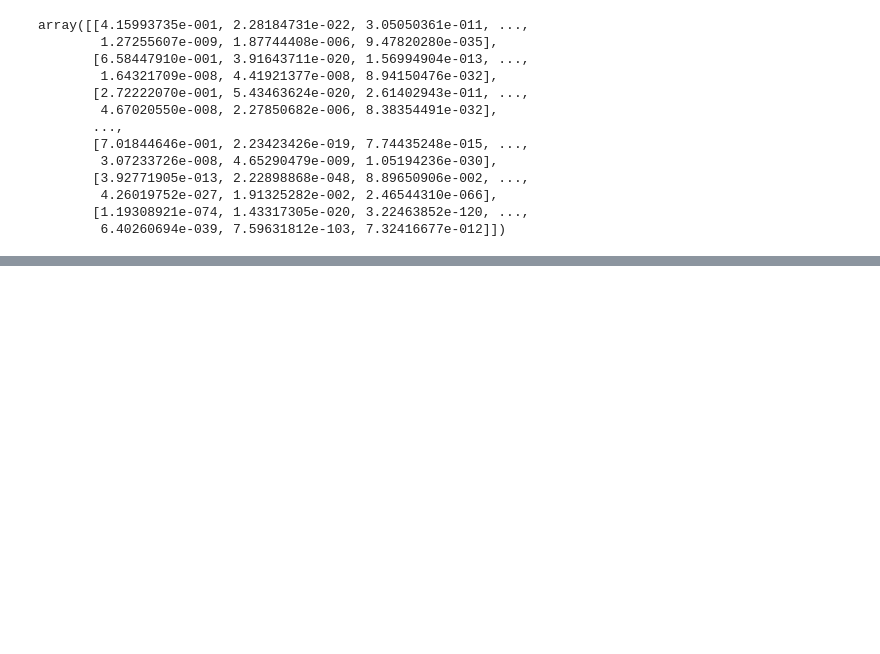
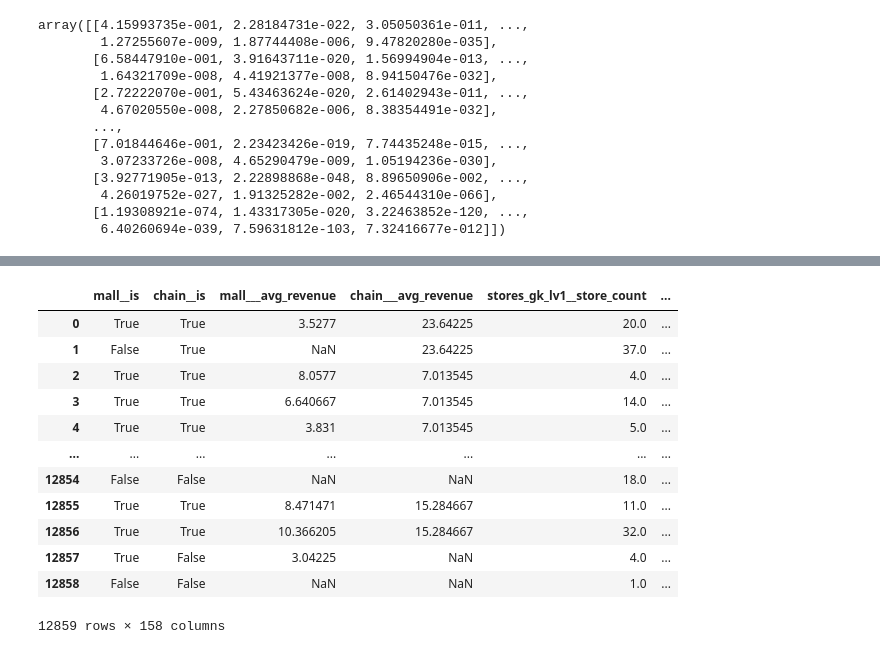
Before and after one commit to nicolaswon/tdt4173, a Jupyter notebook: notebooks/shared/prototyping.ipynb, the cells around one changed output, grey strips where cells are left out. Cells and saved outputs as stored; diff of their text form; code cells hidden in the pictures; blank space fills up the shorter version.

```diff
--- a/notebooks/shared/prototyping.ipynb
+++ b/notebooks/shared/prototyping.ipynb
@@ -34,7 +36,7 @@ stores_train_enriched = data_enricher(stores_train_df, raw_path=raw_path, geo_gr
 stores_test_enriched = data_enricher(stores_test_df, raw_path=raw_path, geo_groups=geo_groups, importance_levels=stop_importance_levels)
 
 stores_train_data = stores_train_enriched.drop("revenue", axis=1)
-stores_train_labels = stores_train_enriched['revenue']
+stores_train_labels = stores_train_enriched[['store_id', 'revenue']]
 # %%
 # Impuding number of stores in same grunnkrets with the same type (without stores extra).
 num_stores_grunnkrets_lv1 = AggTransformer(
@@ -283 +286,3 @@ Name: revenue, Length: 12859, dtype: float64),
                                  ['lat', 'lon'])])
+# %%
+train_ = preprocessing.transform(stores_train_data)
@@ -283,0 +291,2 @@ Name: revenue, Length: 12859, dtype: float64),
+# %%
+train_set = pd.DataFrame(train_, columns=preprocessing.get_feature_names_out(), index=stores_train_data.index)
@@ -283,0 +311,16 @@ Name: revenue, Length: 12859, dtype: float64),
+# %%
+train_set
+# %% [output]
+|  | mall__is | chain__is | mall___avg_revenue | chain___avg_revenue | stores_gk_lv1__store_count | ... |
+| 0 | True | True | 3.5277 | 23.64225 | 20.0 | ... |
+| 1 | False | True | NaN | 23.64225 | 37.0 | ... |
+| 2 | True | True | 8.0577 | 7.013545 | 4.0 | ... |
+| 3 | True | True | 6.640667 | 7.013545 | 14.0 | ... |
+| 4 | True | True | 3.831 | 7.013545 | 5.0 | ... |
+| ... | ... | ... | ... | ... | ... | ... |
+| 12854 | False | False | NaN | NaN | 18.0 | ... |
+| 12855 | True | True | 8.471471 | 15.284667 | 11.0 | ... |
+| 12856 | True | True | 10.366205 | 15.284667 | 32.0 | ... |
+| 12857 | True | False | 3.04225 | NaN | 4.0 | ... |
+| 12858 | False | False | NaN | NaN | 1.0 | ... |
+12859 rows × 158 columns
```
Also changed, not shown: parts of 7 cells of this notebook, 2 other files.
